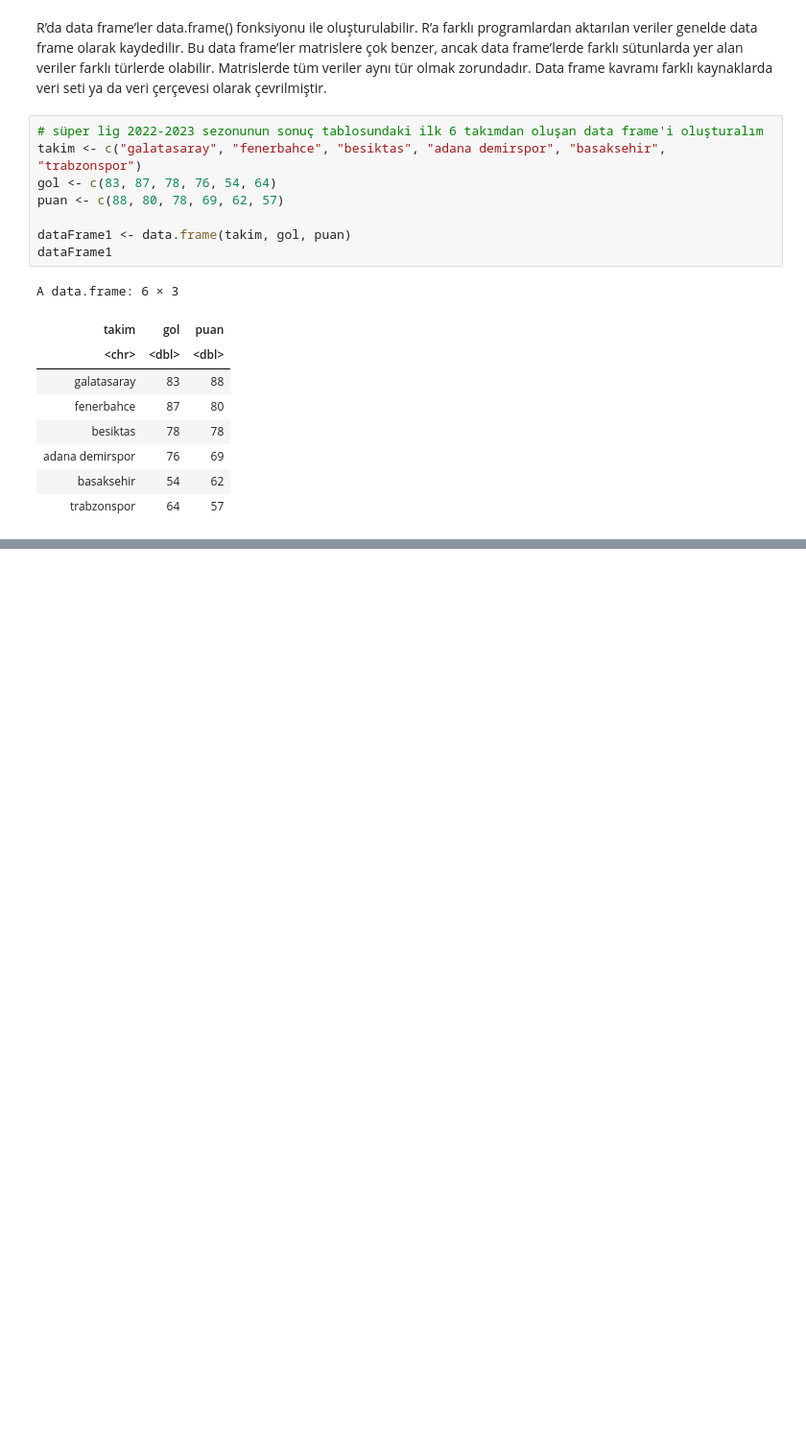
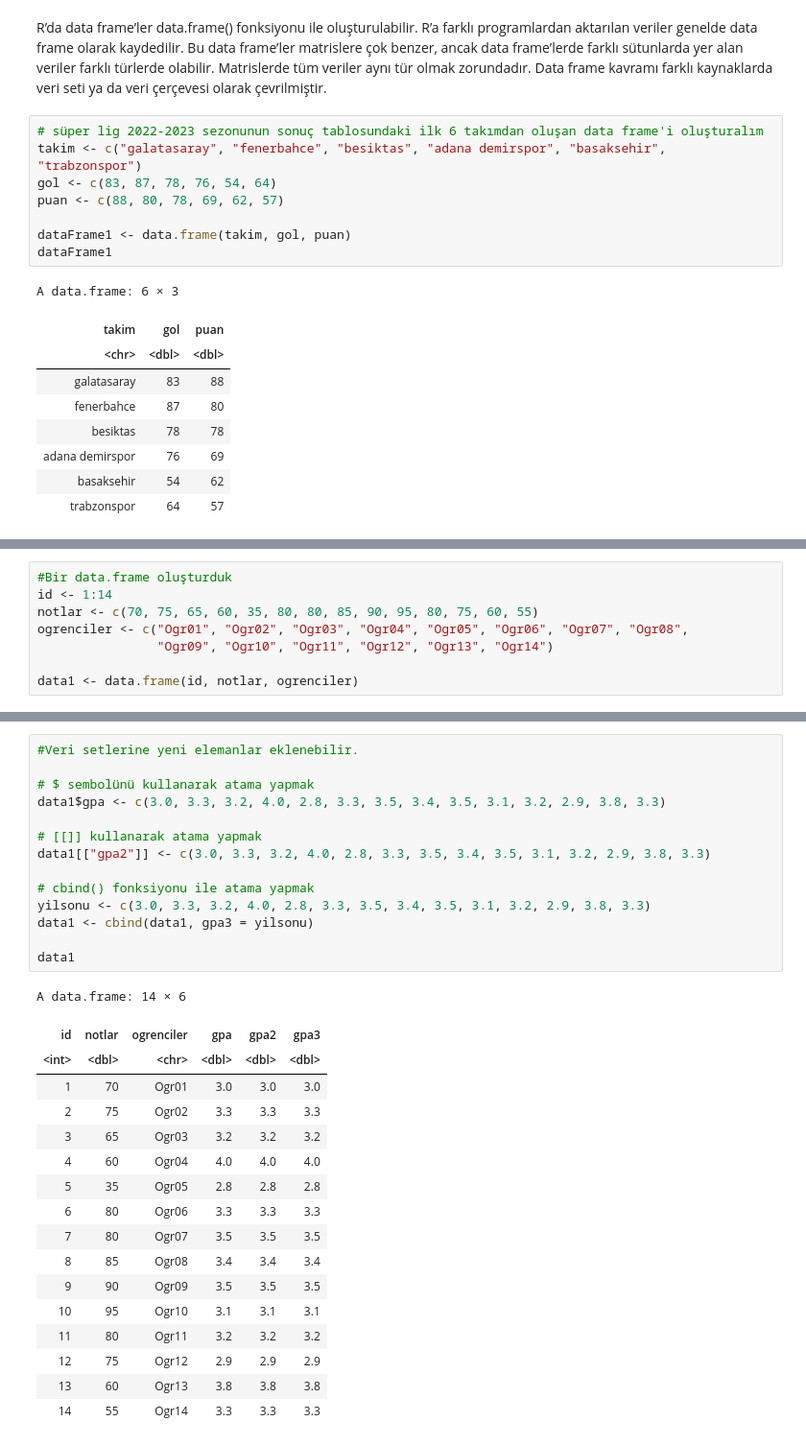
Before and after one commit to azem46/R_Colab_Handbook, a Jupyter notebook: R_Ders_6_DataFrame_ve_Islemler.ipynb, the cells around one changed output, grey strips where cells are left out. Shown: that part at 96% size. Drawn from its saved outputs; the diff is of its cells as text; blank space fills up the shorter version.

```diff
--- a/R_Ders_6_DataFrame_ve_Islemler.ipynb
+++ b/R_Ders_6_DataFrame_ve_Islemler.ipynb
@@ -58,0 +299,8 @@ A data.frame: 10 × 5
+# %%
+#Bir data.frame oluşturduk
+id <- 1:14
+notlar <- c(70, 75, 65, 60, 35, 80, 80, 85, 90, 95, 80, 75, 60, 55)
+ogrenciler <- c("Ogr01", "Ogr02", "Ogr03", "Ogr04", "Ogr05", "Ogr06", "Ogr07", "Ogr08",
+                "Ogr09", "Ogr10", "Ogr11", "Ogr12", "Ogr13", "Ogr14")
+
+data1 <- data.frame(id, notlar, ogrenciler)
@@ -58,0 +348,32 @@ A data.frame: 10 × 5
+# %%
+#Veri setlerine yeni elemanlar eklenebilir.
+
+# $ sembolünü kullanarak atama yapmak
+data1$gpa <- c(3.0, 3.3, 3.2, 4.0, 2.8, 3.3, 3.5, 3.4, 3.5, 3.1, 3.2, 2.9, 3.8, 3.3)
+
+# [[]] kullanarak atama yapmak
+data1[["gpa2"]] <- c(3.0, 3.3, 3.2, 4.0, 2.8, 3.3, 3.5, 3.4, 3.5, 3.1, 3.2, 2.9, 3.8, 3.3)
+
+# cbind() fonksiyonu ile atama yapmak
+yilsonu <- c(3.0, 3.3, 3.2, 4.0, 2.8, 3.3, 3.5, 3.4, 3.5, 3.1, 3.2, 2.9, 3.8, 3.3)
+data1 <- cbind(data1, gpa3 = yilsonu)
+
+data1
+# %% [output]
+A data.frame: 14 × 6
+| id | notlar | ogrenciler | gpa | gpa2 | gpa3 |
+| <int> | <dbl> | <chr> | <dbl> | <dbl> | <dbl> |
+| 1 | 70 | Ogr01 | 3.0 | 3.0 | 3.0 |
+| 2 | 75 | Ogr02 | 3.3 | 3.3 | 3.3 |
+| 3 | 65 | Ogr03 | 3.2 | 3.2 | 3.2 |
+| 4 | 60 | Ogr04 | 4.0 | 4.0 | 4.0 |
+| 5 | 35 | Ogr05 | 2.8 | 2.8 | 2.8 |
+| 6 | 80 | Ogr06 | 3.3 | 3.3 | 3.3 |
+| 7 | 80 | Ogr07 | 3.5 | 3.5 | 3.5 |
+| 8 | 85 | Ogr08 | 3.4 | 3.4 | 3.4 |
+| 9 | 90 | Ogr09 | 3.5 | 3.5 | 3.5 |
+| 10 | 95 | Ogr10 | 3.1 | 3.1 | 3.1 |
+| 11 | 80 | Ogr11 | 3.2 | 3.2 | 3.2 |
+| 12 | 75 | Ogr12 | 2.9 | 2.9 | 2.9 |
+| 13 | 60 | Ogr13 | 3.8 | 3.8 | 3.8 |
+| 14 | 55 | Ogr14 | 3.3 | 3.3 | 3.3 |
```
Also changed, not shown: parts of 43 cells of this notebook.
